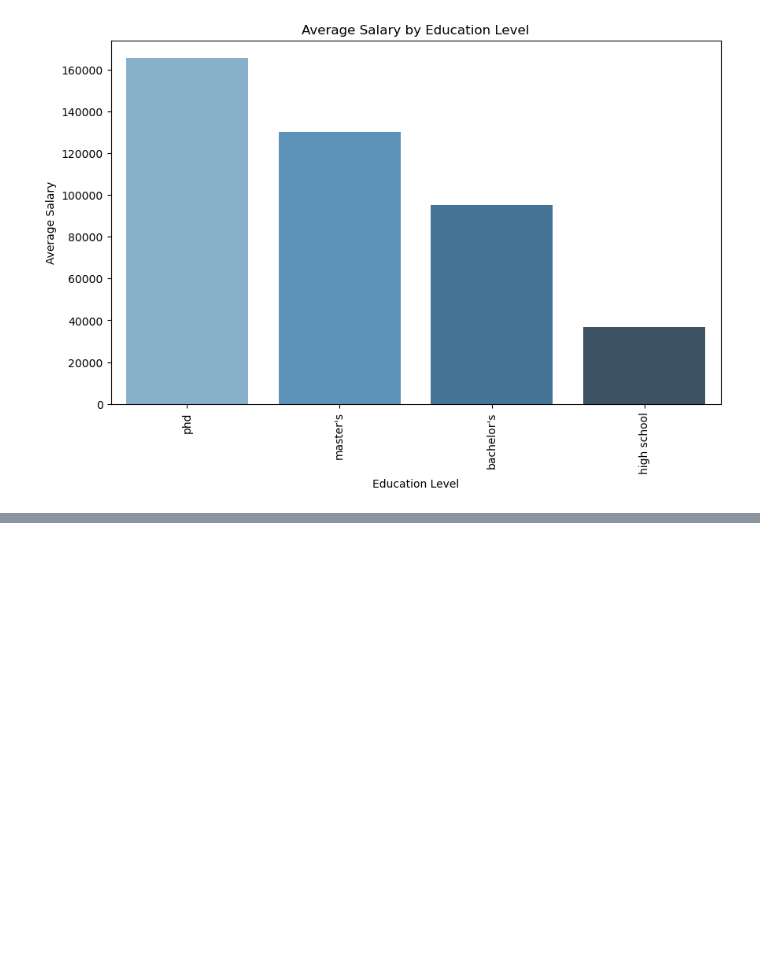
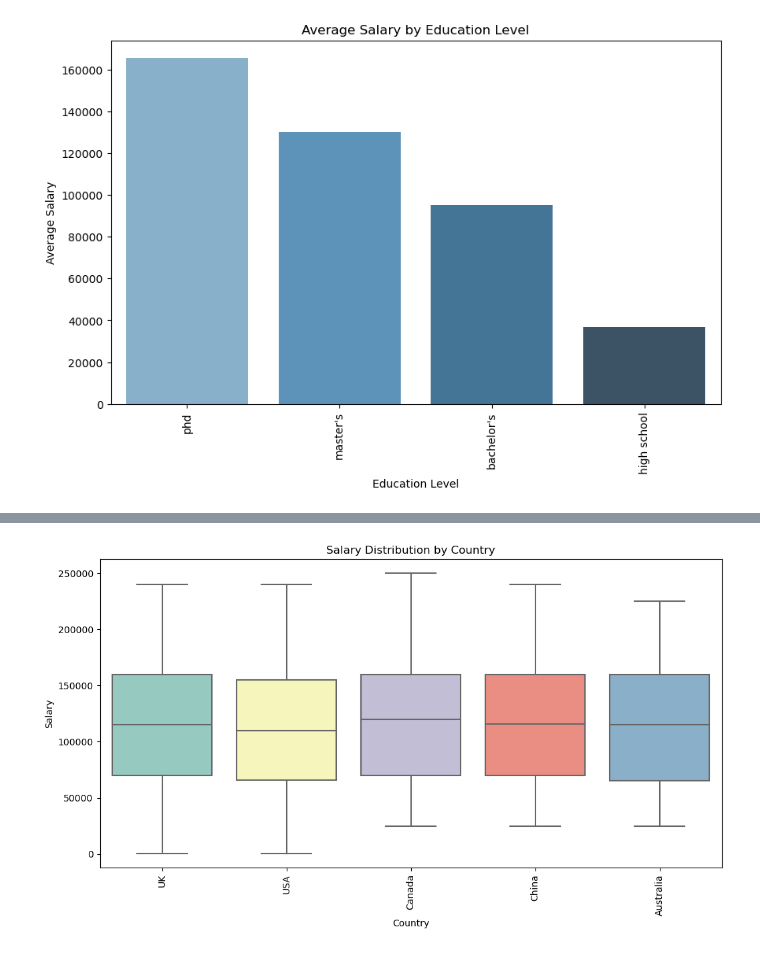
Before and after one commit to raj-rajat/Salary-dataset-based-on-country-and-race, a Jupyter notebook: salary-dataset-based-on-country-and-race.ipynb, the cells around one changed output, grey strips where cells are left out. Saved outputs shown, nothing was run; the diff lists cells and outputs as text; code cells hidden in the pictures; blank space fills up the shorter version.

Commit message:
Kaggle Notebook | Salary dataset based on country and race | Version 3

```diff
--- a/salary-dataset-based-on-country-and-race.ipynb
+++ b/salary-dataset-based-on-country-and-race.ipynb
@@ -405,0 +449,17 @@ plt.show()
+# %%
+# Select the countries with the most data points
+top_countries = df['Country'].value_counts().index[:10]
+
+# Create a subset of the dataframe focusing on these countries
+df_top_countries = df[df['Country'].isin(top_countries)]
+
+# Create boxplot
+plt.figure(figsize=(12, 6))
+sns.boxplot(x='Country', y='Salary', data=df_top_countries, palette="Set3")
+plt.title('Salary Distribution by Country')
+plt.xlabel('Country')
+plt.ylabel('Salary')
+plt.xticks(rotation=90)
+plt.show()
+# %% [output]
+[figure, added]
```
Also changed, not shown: parts of 4 cells of this notebook.
